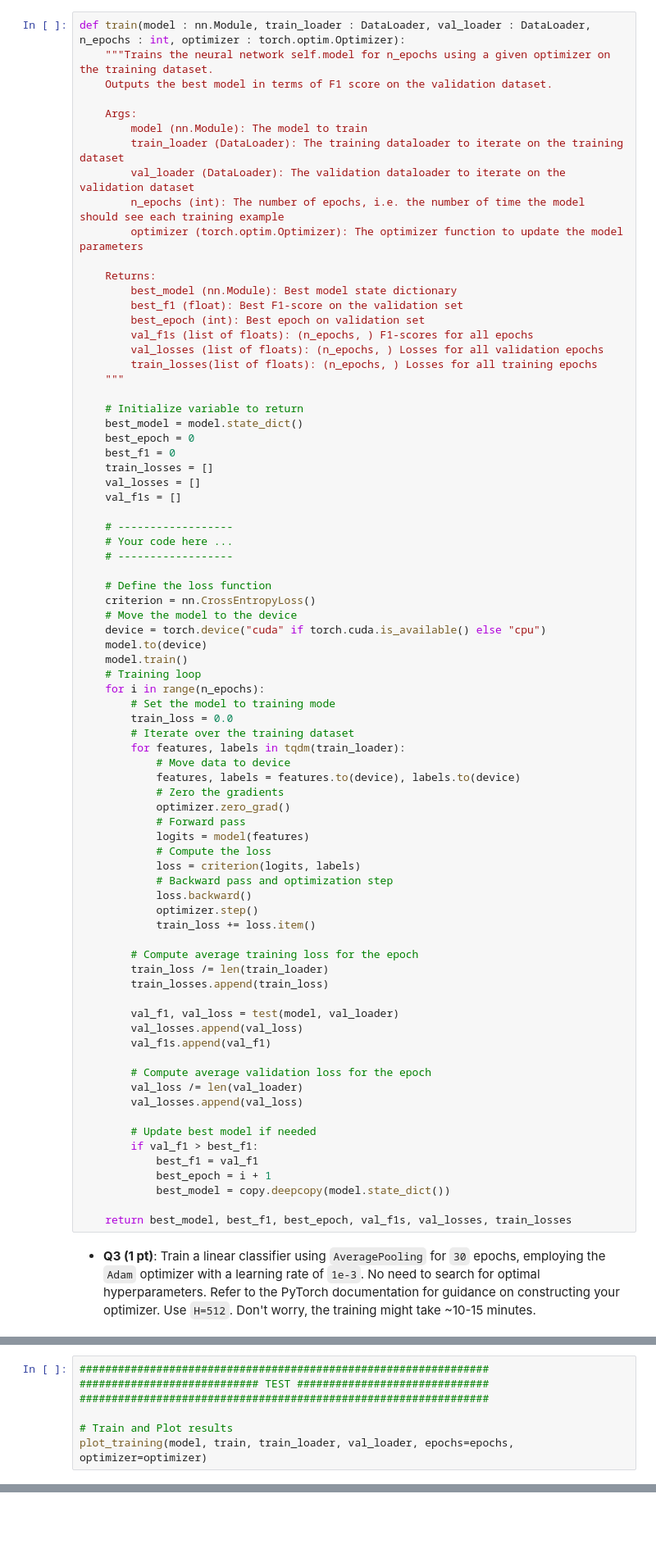
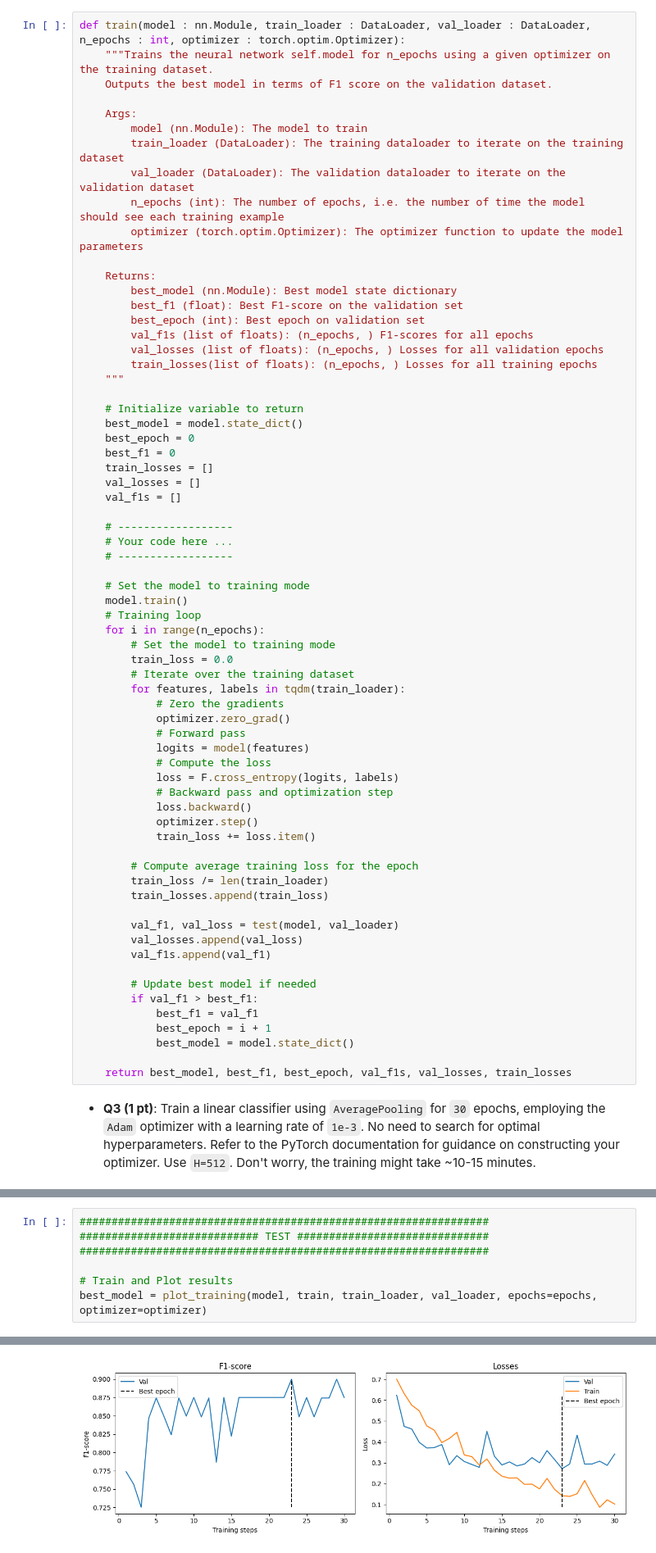
Before and after one commit to ewaMiazga/IAPR-2025, a Jupyter notebook: labs/lab_03_iapr.ipynb, the cells around one changed output, grey strips where cells are left out. Shown at 82% size. Drawn from its saved outputs; the diff is of its cells as text; blank space fills up the shorter version.

```diff
--- a/labs/lab_03_iapr.ipynb
+++ b/labs/lab_03_iapr.ipynb
@@ -850,11 +850,7 @@ def train(model : nn.Module, train_loader : DataLoader, val_loader : DataLoader,
     # Your code here ...
     # ------------------
 
-    # Define the loss function
-    criterion = nn.CrossEntropyLoss()
-    # Move the model to the device
-    device = torch.device("cuda" if torch.cuda.is_available() else "cpu")
-    model.to(device)
+    # Set the model to training mode
     model.train()
     # Training loop
     for i in range(n_epochs):
@@ -862,14 +858,12 @@ def train(model : nn.Module, train_loader : DataLoader, val_loader : DataLoader,
         train_loss = 0.0
         # Iterate over the training dataset
         for features, labels in tqdm(train_loader):
-            # Move data to device
-            features, labels = features.to(device), labels.to(device)
             # Zero the gradients
             optimizer.zero_grad()
             # Forward pass
             logits = model(features)
             # Compute the loss
-            loss = criterion(logits, labels)
+            loss = F.cross_entropy(logits, labels)
             # Backward pass and optimization step
             loss.backward()
             optimizer.step()
@@ -883,15 +877,11 @@ def train(model : nn.Module, train_loader : DataLoader, val_loader : DataLoader,
         val_losses.append(val_loss)
         val_f1s.append(val_f1)
 
-        # Compute average validation loss for the epoch
-        val_loss /= len(val_loader)
-        val_losses.append(val_loss)
-
         # Update best model if needed
         if val_f1 > best_f1:
             best_f1 = val_f1
             best_epoch = i + 1
-            best_model = copy.deepcopy(model.state_dict())
+            best_model = model.state_dict()
 
     return best_model, best_f1, best_epoch, val_f1s, val_losses, train_losses
 # %% [markdown]
@@ -934,5 +909,5 @@ TypeError: cannot unpack non-iterable NoneType object
 ################################################################
 
 # Train and Plot results
-plot_training(model, train, train_loader, val_loader, epochs=epochs, optimizer=optimizer)
+best_model = plot_training(model, train, train_loader, val_loader, epochs=epochs, optimizer=optimizer)
 # %% [output]
@@ -940,2 +915,3 @@ An error occurred: 'NoneType' object has no attribute 'state_dict'
+[figure, added]
 # %% [markdown]
 * **Q4 (1 pt)**: Are you satisfied with the results? What is the primary disadvantage of employing average pooling? Does the model overfit the data? (justify)
```
Also changed, not shown: parts of 12 cells of this notebook.
